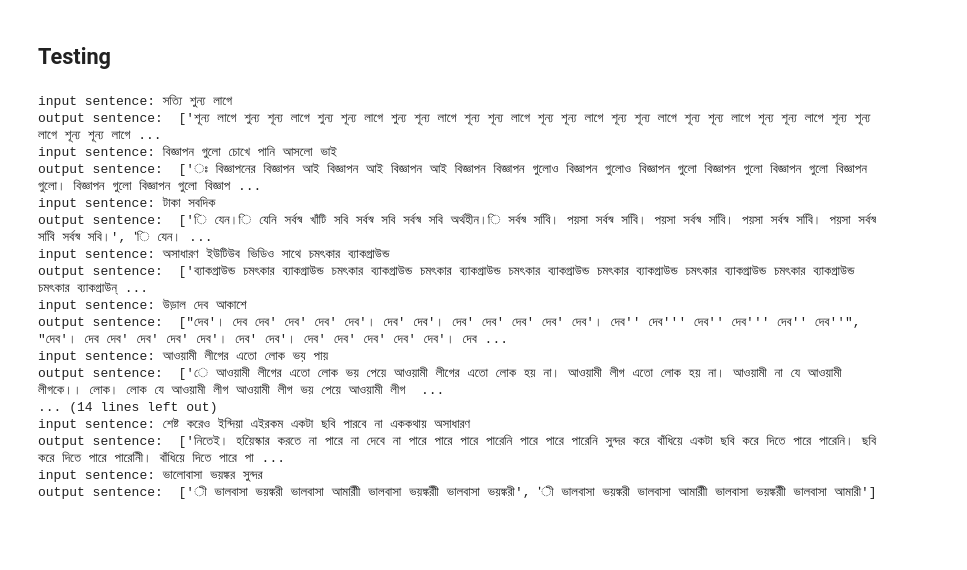
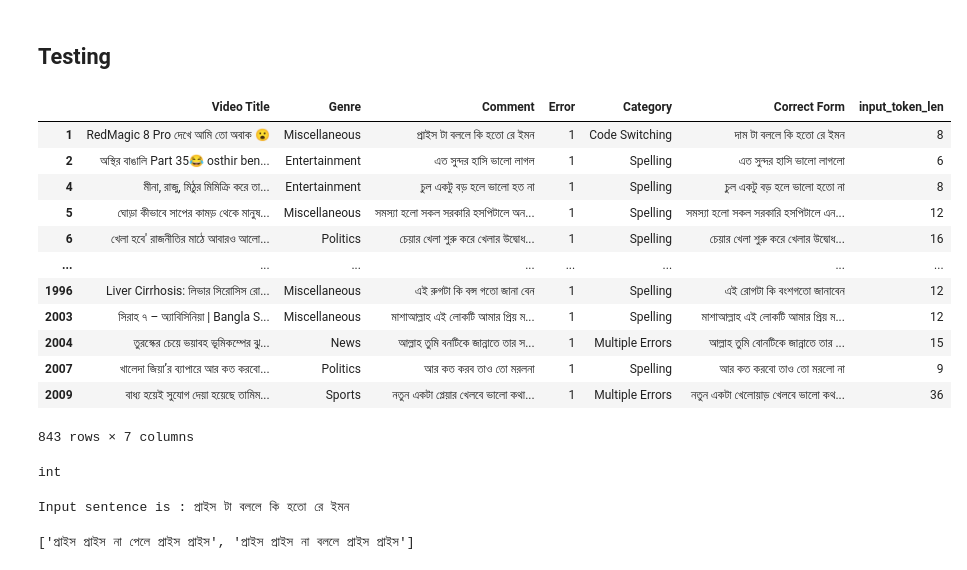
Before and after one commit to SyedT1/BaTEClaCor, a Jupyter notebook: error_correction/T5_Grammar.ipynb, the cells around one changed output. Cells and saved outputs as stored; diff of their text form; code cells hidden in the pictures; blank space fills up the shorter version.

```diff
--- a/error_correction/T5_Grammar.ipynb
+++ b/error_correction/T5_Grammar.ipynb
@@ -494,25 +469,26 @@ def correct_grammar(input_text,num_return_sequences):
   tgt_text = tokenizer.batch_decode(translated, skip_special_tokens=True)
   return tgt_text
 # %%
-test_sentences = train_df.tail(5)['input'].tolist() + test_df.head(10)['input'].tolist()
-for sentence in test_sentences:
-  print(f"input sentence:",sentence)
-  print("output sentence: ",correct_grammar(sentence,num_return_sequences=2))
+references,predictions = [],[]
+test_d = test_df[test_df['Error']==1]
+test_d
+# for sentence in test_sentences:
+#   print(f"input sentence:",sentence)
+#   references.append(sentence)
+#   output_sentence = correct_grammar(sentence,num_return_sequences=2,)
+#   print("output sentence: ",output_sentence)
+#   predictions.append(output_sentence[0])
 # %% [output]
+|  | Video Title | Genre | Comment | Error | Category | Correct Form | input_token_len |
+| 1 | RedMagic 8 Pro দেখে আমি তো অবাক 😮 | Miscellaneous | প্রাইস টা বললে কি হতো রে ইমন | 1 | Code Switching | দাম টা বললে কি হতো রে ইমন | 8 |
+| 2 | অস্থির বাঙালি Part 35😂 osthir ben... | Entertainment | এত সুন্দর হাসি ভালো লাগল | 1 | Spelling | এত সুন্দর হাসি ভালো লাগলো | 6 |
+| 4 | মীনা, রাজু, মিঠুর মিমিক্রি করে তা... | Entertainment | চুল একটু বড় হলে ভালো হত না | 1 | Spelling | চুল একটু বড় হলে ভালো হতো না | 8 |
+| 5 | ঘোড়া কীভাবে সাপের কামড় থেকে মানুষ... | Miscellaneous | সমস্যা হলো সকল সরকারি হসপিটালে অন... | 1 | Spelling | সমস্যা হলো সকল সরকারি হসপিটালে এন... | 12 |
+| 6 | খেলা হবে' রাজনীতির মাঠে আবারও আলো... | Politics | চেয়ার খেলা শুরু করে খেলার উদ্বোধ... | 1 | Spelling | চেয়ার খেলা শুরু করে খেলার উদ্বোধ... | 16 |
+| ... | ... | ... | ... | ... | ... | ... | ... |
+| 1996 | Liver Cirrhosis: লিভার সিরোসিস রো... | Miscellaneous | এই রুগটা কি বন্স গতো জানা বেন | 1 | Spelling | এই রোগটা কি বংশগতো জানাবেন | 12 |
+| 2003 | সিরাহ ৭ – অ্যাবিসিনিয়া | Bangla S... | Miscellaneous | মাশাআল্লাহ এই লোকটি আমার প্রিয় ম... | 1 | Spelling | মাশাআল্লাহ এই লোকটি আমার প্রিয় ম... | 12 |
+| 2004 | তুরস্কের চেয়ে ভয়াবহ ভূমিকম্পের ঝু... | News | আল্লাহ তুমি বনটিকে জান্নাতে তার স... | 1 | Multiple Errors | আল্লাহ তুমি বোনটিকে জান্নাতে তার ... | 15 |
+| 2007 | খালেদা জিয়া’র ব্যাপারে আর কত করবো... | Politics | আর কত করব তাও তো মরলনা | 1 | Spelling | আর কত করবো তাও তো মরলো না | 9 |
+| 2009 | বাধ্য হয়েই সুযোগ দেয়া হয়েছে তামিম... | Sports | নতুন একটা প্লেয়ার খেলবে ভালো কথা... | 1 | Multiple Errors | নতুন একটা খেলোয়াড় খেলবে ভালো কথ... | 36 |
-input sentence: সত্যি শুন্য লাগে
-output sentence:  ['শূন্য লাগে শুন্য শূন্য লাগে শুন্য শূন্য লাগে শুন্য শূন্য লাগে শূন্য শূন্য লাগে শূন্য শূন্য লাগে শূন্য শূন্য লাগে শূন্য শূন্য লাগে শূন্য শূন্য লাগে শূন্য শূন্য লাগে শূন্য শূন্য লাগে ...
-input sentence: বিজ্ঞাপন গুলো চোখে পানি আসলো ভাই
-output sentence:  ['ঃ বিজ্ঞাপনের বিজ্ঞাপন আই বিজ্ঞাপন আই বিজ্ঞাপন আই বিজ্ঞাপন বিজ্ঞাপন গুলোও বিজ্ঞাপন গুলোও বিজ্ঞাপন গুলো বিজ্ঞাপন গুলো বিজ্ঞাপন গুলো বিজ্ঞাপন গুলো। বিজ্ঞাপন গুলো বিজ্ঞাপন গুলো বিজ্ঞাপ ...
-input sentence: টাকা সবদিক
-output sentence:  ['ি যেন।ি যেনি সর্বস্ব খাঁটি সবি সর্বস্ব সবি সর্বস্ব সবি অর্থহীন।ি সর্বস্ব সবিি। পয়সা সর্বস্ব সবিি। পয়সা সর্বস্ব সবিি। পয়সা সর্বস্ব সবিি। পয়সা সর্বস্ব সবিি সর্বস্ব সবি।', 'ি যেন। ...
-input sentence: অসাধারণ ইউটিউব ভিডিও সাথে চমৎকার ব্যাকগ্রাউন্ড
-output sentence:  ['ব্যাকগ্রাউন্ড চমৎকার ব্যাকগ্রাউন্ড চমৎকার ব্যাকগ্রাউন্ড চমৎকার ব্যাকগ্রাউন্ড চমৎকার ব্যাকগ্রাউন্ড চমৎকার ব্যাকগ্রাউন্ড চমৎকার ব্যাকগ্রাউন্ড চমৎকার ব্যাকগ্রাউন্ড চমৎকার ব্যাকগ্রাউন্ ...
-input sentence: উড়াল দেব আকাশে
-output sentence:  ["দেব'। দেব দেব' দেব' দেব' দেব'। দেব' দেব'। দেব' দেব' দেব' দেব' দেব'। দেব'' দেব''' দেব'' দেব''' দেব'' দেব''", "দেব'। দেব দেব' দেব' দেব' দেব'। দেব' দেব'। দেব' দেব' দেব' দেব' দেব'। দেব ...
-input sentence: আওয়ামী লীগের এতো লোক ভয় পায়
-output sentence:  ['ে আওয়ামী লীগের এতো লোক ভয় পেয়ে আওয়ামী লীগের এতো লোক হয় না। আওয়ামী লীগ এতো লোক হয় না। আওয়ামী না যে আওয়ামী লীগকে।। লোক। লোক যে আওয়ামী লীগ আওয়ামী লীগ ভয় পেয়ে আওয়ামী লীগ  ...
-... (14 lines left out)
-input sentence: শেষ্ট করেও ইন্দিয়া এইরকম একটা ছবি পারবে না এককথায় অসাধারণ
-output sentence:  ['নিতেই। হয়েিস্কার করতে না পারে না দেবে না পারে পারে পারে পারেনি পারে পারে পারেনি সুন্দর করে বাঁধিয়ে একটা ছবি করে দিতে পারে পারেনি। ছবি করে দিতে পারে পারেনিী। বাঁধিয়ে দিতে পারে পা ...
-input sentence: ভালোবাসা ভয়ঙ্কর সুন্দর
-output sentence:  ['ী ভালবাসা ভয়ঙ্করী ভালবাসা আমারীী ভালবাসা ভয়ঙ্করীী ভালবাসা ভয়ঙ্করী', 'ী ভালবাসা ভয়ঙ্করী ভালবাসা আমারীী ভালবাসা ভয়ঙ্করীী ভালবাসা আমারী']
+843 rows × 7 columns
@@ -518,0 +498,11 @@ output sentence:  ['ী ভালবাসা ভয়ঙ্করী ভাল
+# %%
+type(test_d_len[0])
+# %% [output]
+int
+# %%
+input_sentence = test_d_sentence[0]
+print('Input sentence is : {}'.format(input_sentence))
+correct_grammar(input_sentence,num_return_sequences=2,input_len=test_d_len[0])
+# %% [output]
+Input sentence is : প্রাইস টা বললে কি হতো রে ইমন
+['প্রাইস প্রাইস না পেলে প্রাইস প্রাইস', 'প্রাইস প্রাইস না বললে প্রাইস প্রাইস']
```
Also changed, not shown: parts of 40 cells of this notebook.
